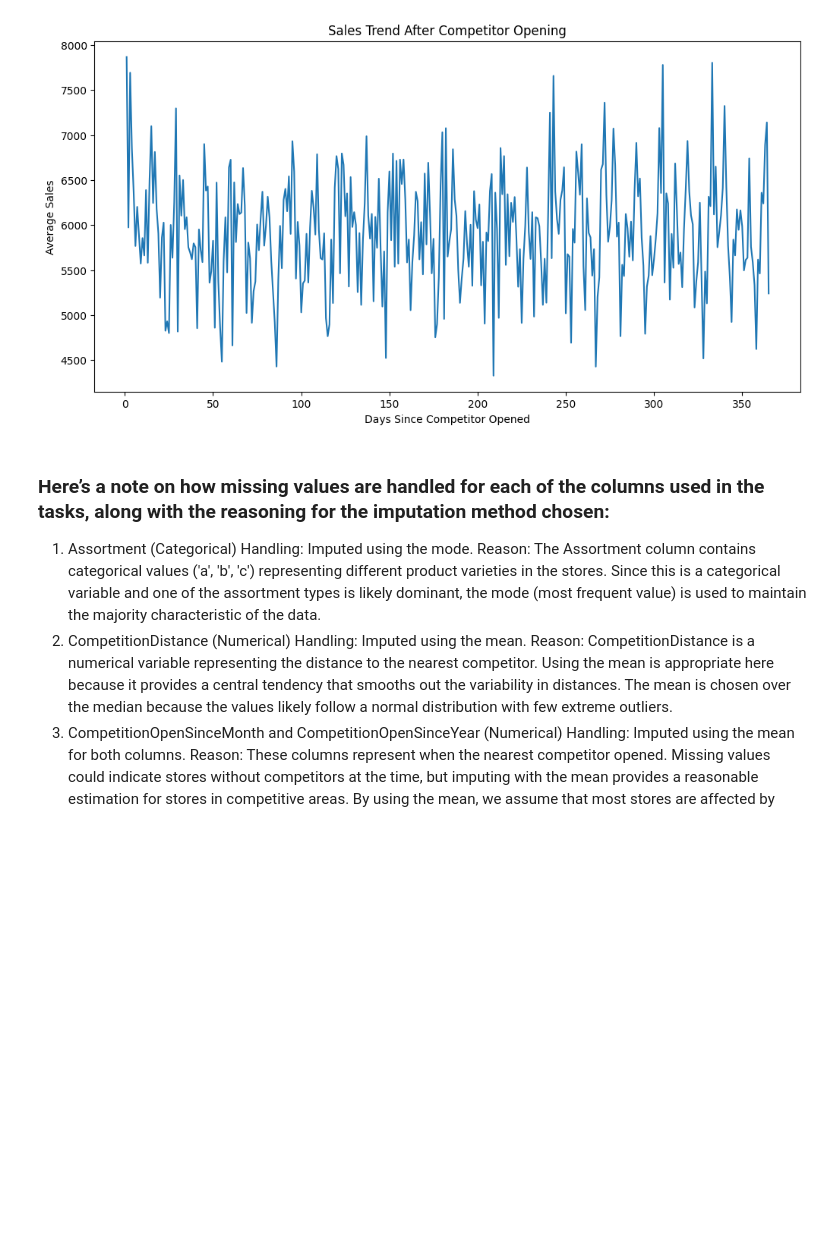
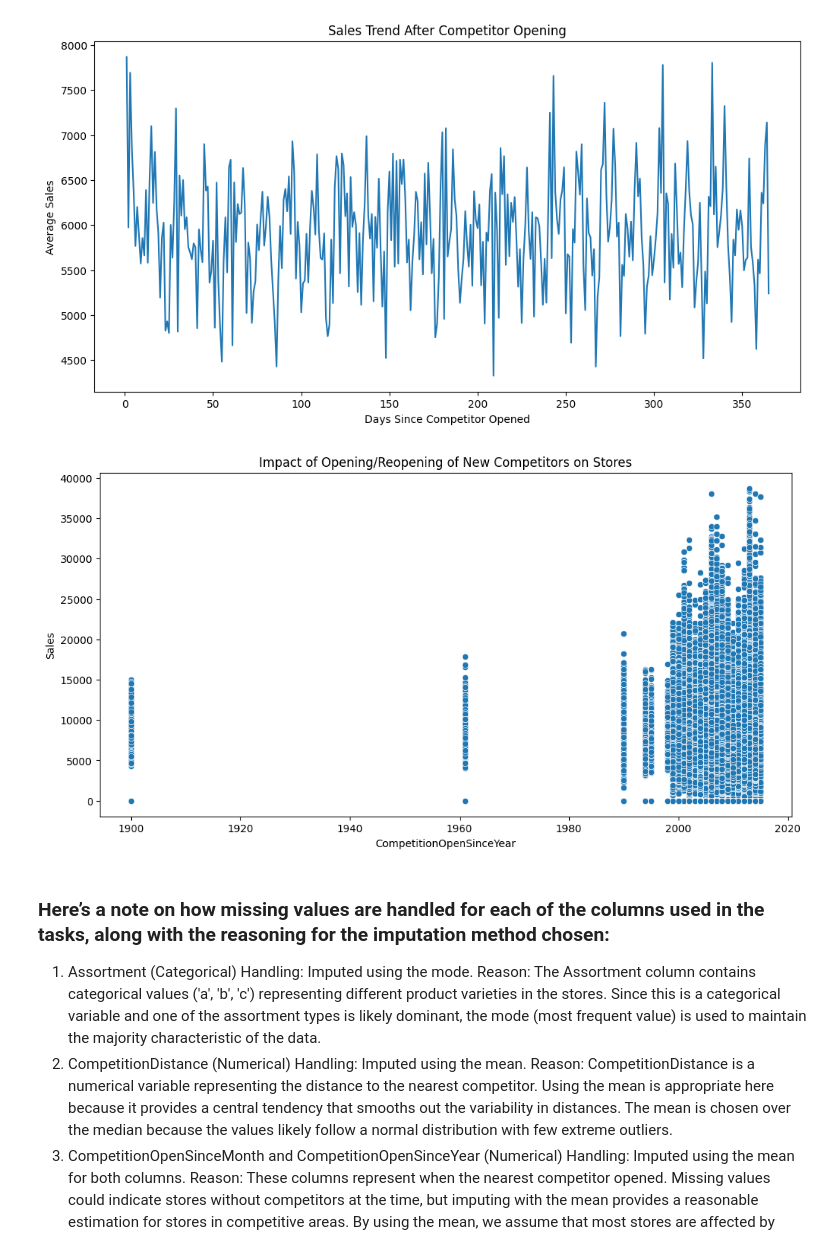
Before and after one commit to Ermi23/Rossmann-Sales-Forecasting-ML, a Jupyter notebook: notebooks/exploration.ipynb, the cells around one changed output. Cells and saved outputs as stored; diff of their text form; code cells hidden in the pictures; blank space fills up the shorter version.

```diff
--- a/notebooks/exploration.ipynb
+++ b/notebooks/exploration.ipynb
@@ -547,6 +568,19 @@ plt.ylabel('Average Sales')
 plt.show()
 # %% [output]
 [figure]
+# %%
+# Impact of opening or reopening of new competitors on stores
+logging.info('analyzing impact of opening or reopening of new competitors on stores')
+new_competitor_data = store_data[(store_data['CompetitionOpenSinceYear'] > 0) & (store_data['CompetitionDistance'] > 0)]
+new_competitor_data = new_competitor_data.merge(train_data[['Store', 'Sales']], on='Store', how='left')
+plt.figure(figsize=(12, 6))
+sns.scatterplot(x='CompetitionOpenSinceYear', y='Sales', data=new_competitor_data)
+plt.title('Impact of Opening/Reopening of New Competitors on Stores')
+plt.xlabel('CompetitionOpenSinceYear')
+plt.ylabel('Sales')
+plt.show()
+# %% [output]
+[figure, added]
 # %% [markdown]
 ### Here’s a note on how missing values are handled for each of the columns used in the tasks, along with the reasoning for the imputation method chosen:
 
```
Also changed, not shown: parts of 17 cells of this notebook, 6 other files.
